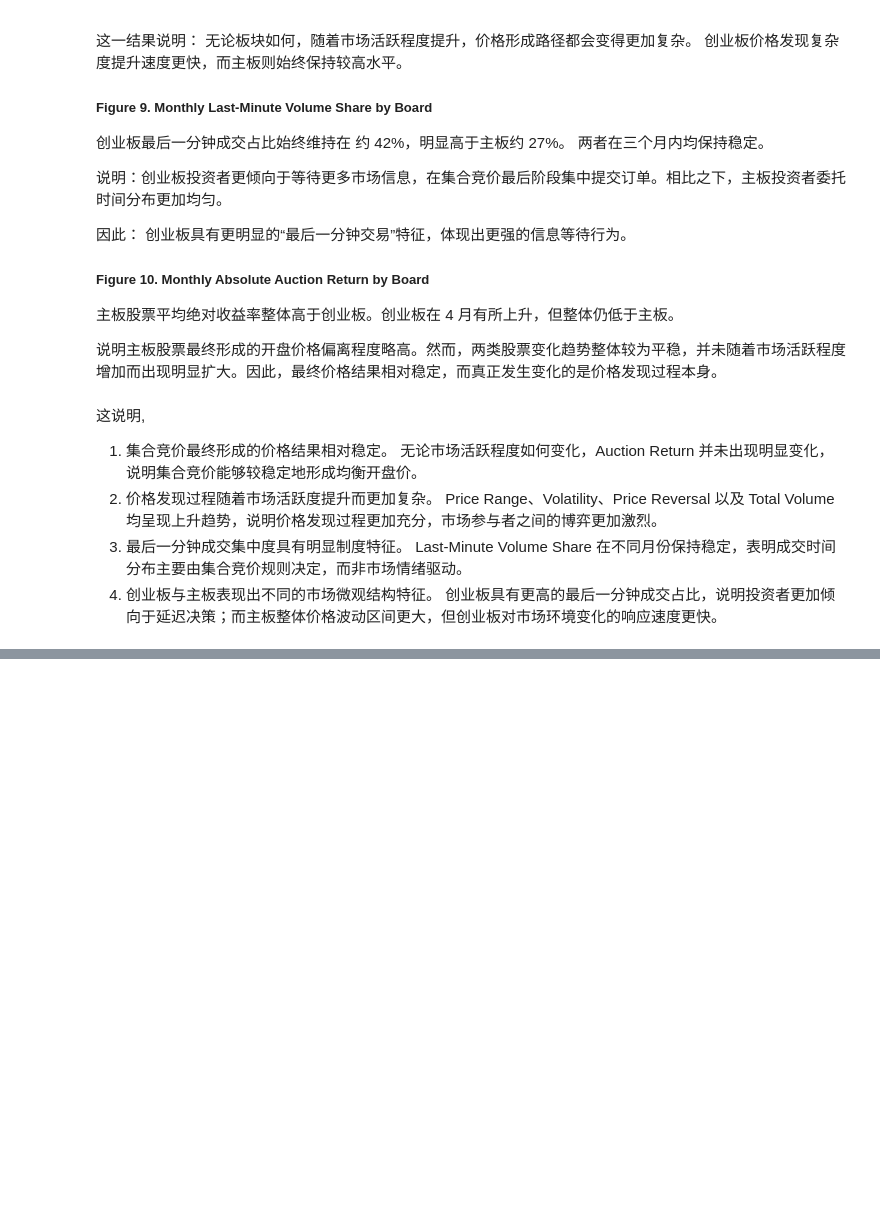
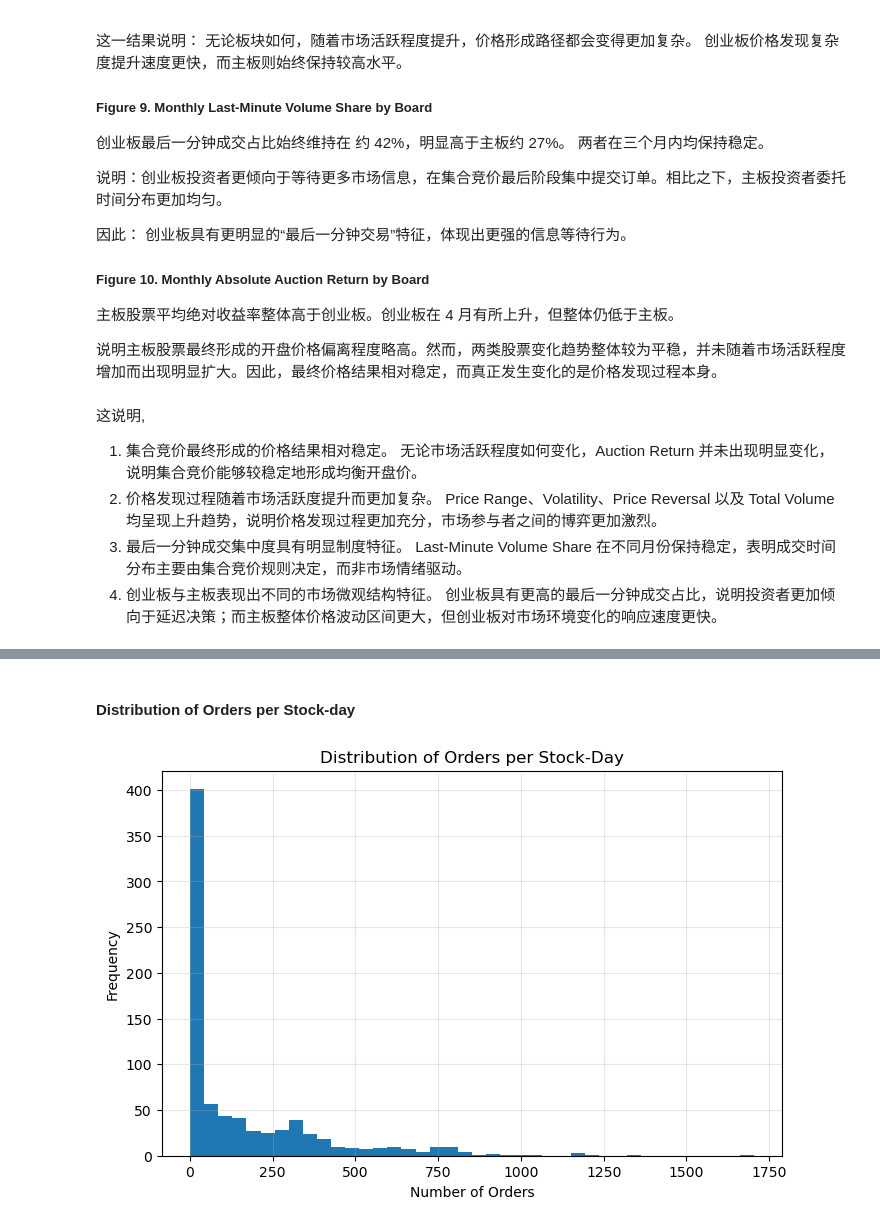
Before and after one commit to xiyuanzhu926/level2-research, a Jupyter notebook: level2-research/notebooks/01_level2_auction_intro.ipynb, the cells around one changed output, grey strips where cells are left out. Cells and saved outputs as stored; diff of their text form; code cells hidden in the pictures; blank space fills up the shorter version.

```diff
--- a/level2-research/notebooks/01_level2_auction_intro.ipynb
+++ b/level2-research/notebooks/01_level2_auction_intro.ipynb
@@ -2705,0 +2907,21 @@ Last-Minute Volume Share 在不同月份保持稳定，表明成交时间分布
+# %%
+qorder_sh["side"] = qorder_sh["bs_flag"].map({
+    1: "buy",
+    2: "sell"
+})
+
+qorder_sh["action"] = qorder_sh["order_type"].map({
+    0: "submit",
+    3: "cancel"
+})
+
+display(
+    qorder_sh[
+        [
+            "bs_flag",
+            "side",
+            "order_type",
+            "action"
+        ]
+    ].head(20)
+)
@@ -2705,0 +3028,24 @@ Last-Minute Volume Share 在不同月份保持稳定，表明成交时间分布
+# %% [markdown]
+#### Distribution of Orders per Stock-day
+# %%
+orders_per_day = (
+    qorder_sh
+    .groupby(["code", "date"])
+    .size()
+)
+# %%
+plt.figure(figsize=(8,5))
+
+plt.hist(
+    orders_per_day,
+    bins=40
+)
+
+plt.title("Distribution of Orders per Stock-Day")
+plt.xlabel("Number of Orders")
+plt.ylabel("Frequency")
+plt.grid(alpha=0.3)
+
+plt.show()
+# %% [output]
+[figure, added]
```
Also changed, not shown: parts of 65 cells of this notebook, 3 other files.
